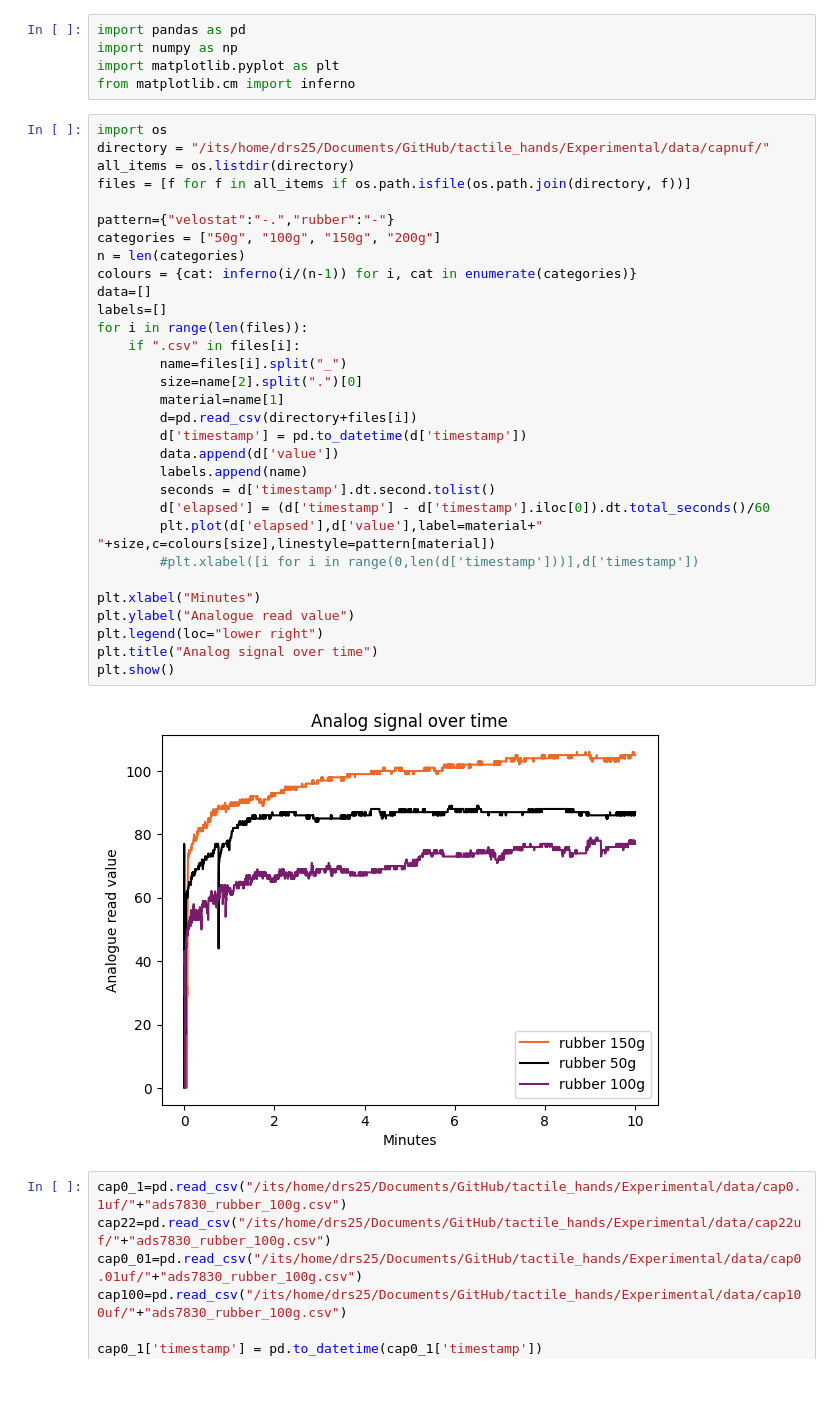
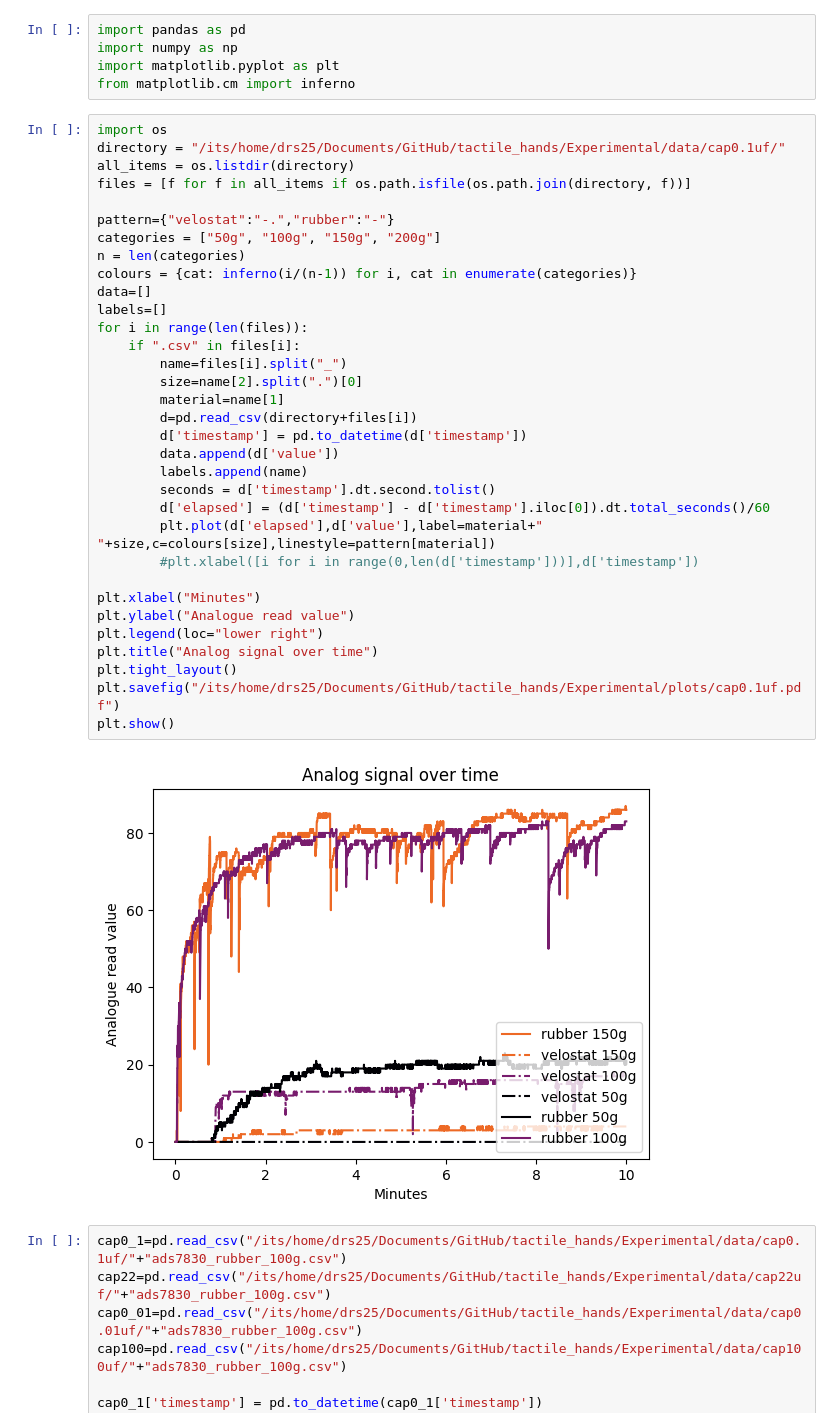
Before and after one commit to shepai/tactile_hands, a Jupyter notebook: Experimental/datalooker.ipynb, the cells around one changed output. Drawn from its saved outputs; the diff is of its cells as text; blank space fills up the shorter version.

Commit message:
data

```diff
--- a/Experimental/datalooker.ipynb
+++ b/Experimental/datalooker.ipynb
@@ -5,37 +5,39 @@ import matplotlib.pyplot as plt
 from matplotlib.cm import inferno
 # %%
 import os
-directory = "/its/home/drs25/Documents/GitHub/tactile_hands/Experimental/data/capnuf/"
+directory = "/its/home/drs25/Documents/GitHub/tactile_hands/Experimental/data/cap0.1uf/"
 all_items = os.listdir(directory)
 files = [f for f in all_items if os.path.isfile(os.path.join(directory, f))]
 
 pattern={"velostat":"-.","rubber":"-"}
 categories = ["50g", "100g", "150g", "200g"]
 n = len(categories)
 colours = {cat: inferno(i/(n-1)) for i, cat in enumerate(categories)}
 data=[]
 labels=[]
 for i in range(len(files)):
     if ".csv" in files[i]:
         name=files[i].split("_")
         size=name[2].split(".")[0]
         material=name[1]
         d=pd.read_csv(directory+files[i])
         d['timestamp'] = pd.to_datetime(d['timestamp'])
         data.append(d['value'])
         labels.append(name)
         seconds = d['timestamp'].dt.second.tolist()
         d['elapsed'] = (d['timestamp'] - d['timestamp'].iloc[0]).dt.total_seconds()/60
         plt.plot(d['elapsed'],d['value'],label=material+" "+size,c=colours[size],linestyle=pattern[material])
         #plt.xlabel([i for i in range(0,len(d['timestamp']))],d['timestamp'])
 
 plt.xlabel("Minutes")
 plt.ylabel("Analogue read value")
 plt.legend(loc="lower right")
 plt.title("Analog signal over time")
+plt.tight_layout()
+plt.savefig("/its/home/drs25/Documents/GitHub/tactile_hands/Experimental/plots/cap0.1uf.pdf")
 plt.show()
 # %% [output]
-[figure, old version]
+[figure, new version]
 # %%
 cap0_1=pd.read_csv("/its/home/drs25/Documents/GitHub/tactile_hands/Experimental/data/cap0.1uf/"+"ads7830_rubber_100g.csv")
 cap22=pd.read_csv("/its/home/drs25/Documents/GitHub/tactile_hands/Experimental/data/cap22uf/"+"ads7830_rubber_100g.csv")
```
Also changed, not shown: 5 other files.
